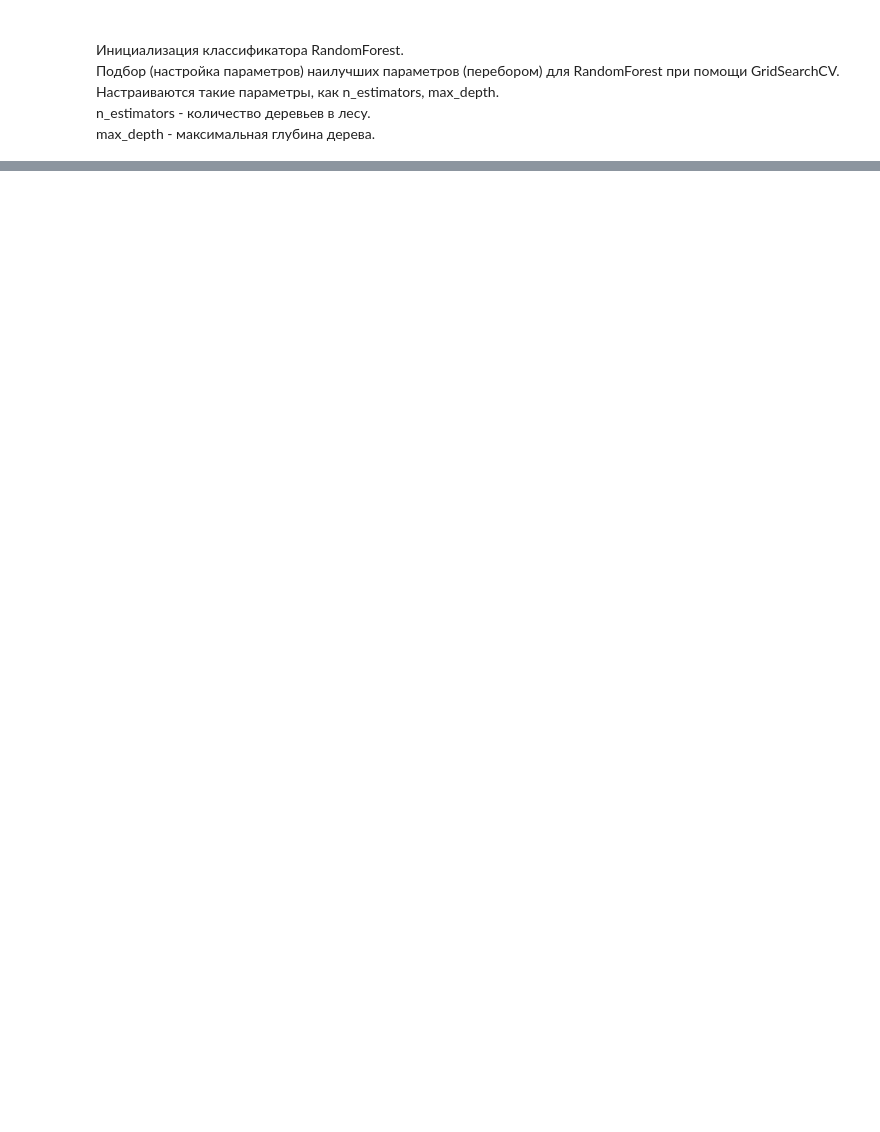
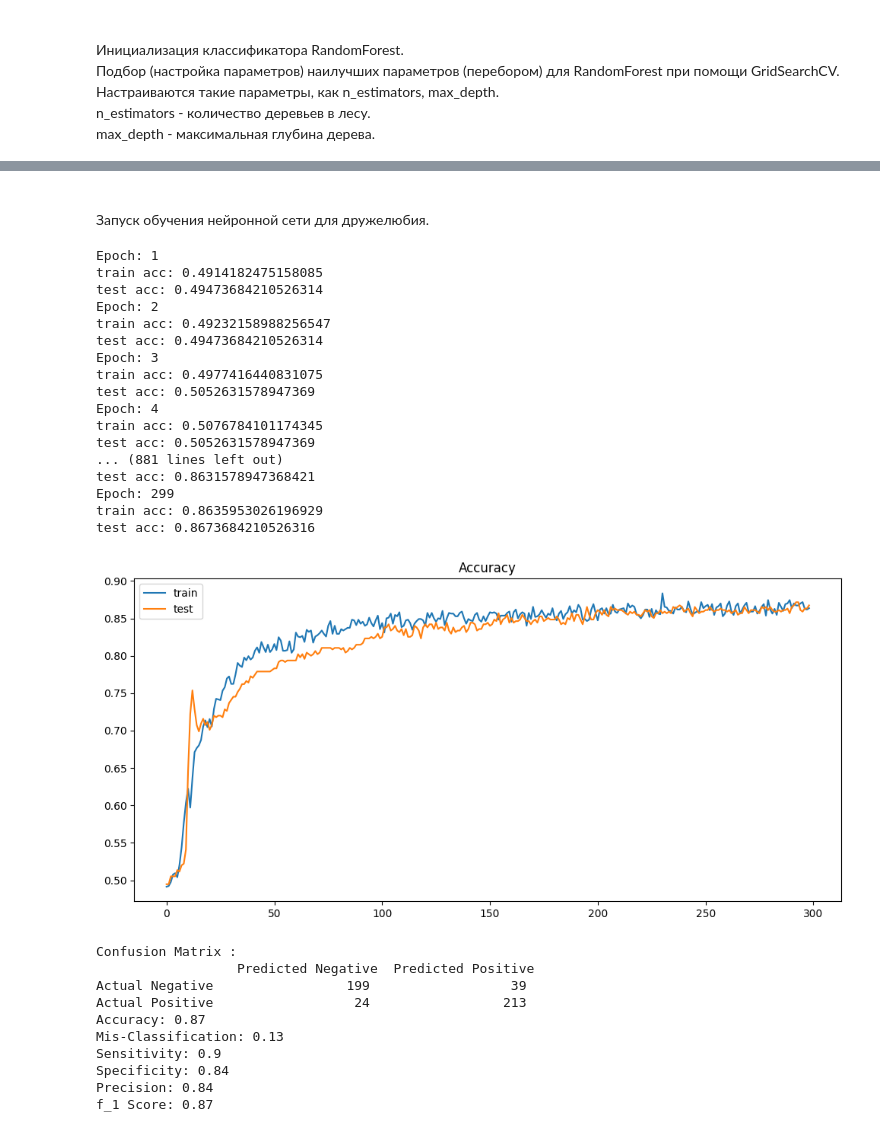
Before and after one commit to BerdnikovAA/rnf, a Jupyter notebook: social_success.ipynb, the cells around one changed output, grey strips where cells are left out. Saved outputs shown, nothing was run; the diff lists cells and outputs as text; code cells hidden in the pictures; blank space fills up the shorter version.

```diff
--- a/social_success.ipynb
+++ b/social_success.ipynb
@@ -447,0 +520,34 @@ f_1 Score: 0.87
+# %% [markdown]
+<br>
+Запуск обучения нейронной сети для дружелюбия.
+# %%
+nn_model(X_domin_train, X_domin_test, y_domin_train, y_domin_test, df_domin, 'Доминирование')
+# %% [output]
+Epoch: 1
+train acc: 0.4914182475158085
+test acc: 0.49473684210526314
+Epoch: 2
+train acc: 0.49232158988256547
+test acc: 0.49473684210526314
+Epoch: 3
+train acc: 0.4977416440831075
+test acc: 0.5052631578947369
+Epoch: 4
+train acc: 0.5076784101174345
+test acc: 0.5052631578947369
+... (881 lines left out)
+test acc: 0.8631578947368421
+Epoch: 299
+train acc: 0.8635953026196929
+test acc: 0.8673684210526316
+[figure, added]
+Confusion Matrix :
+                  Predicted Negative  Predicted Positive
+Actual Negative                 199                  39
+Actual Positive                  24                 213
+Accuracy: 0.87
+Mis-Classification: 0.13
+Sensitivity: 0.9
+Specificity: 0.84
+Precision: 0.84
+f_1 Score: 0.87
```
Also changed, not shown: parts of 23 cells of this notebook.
